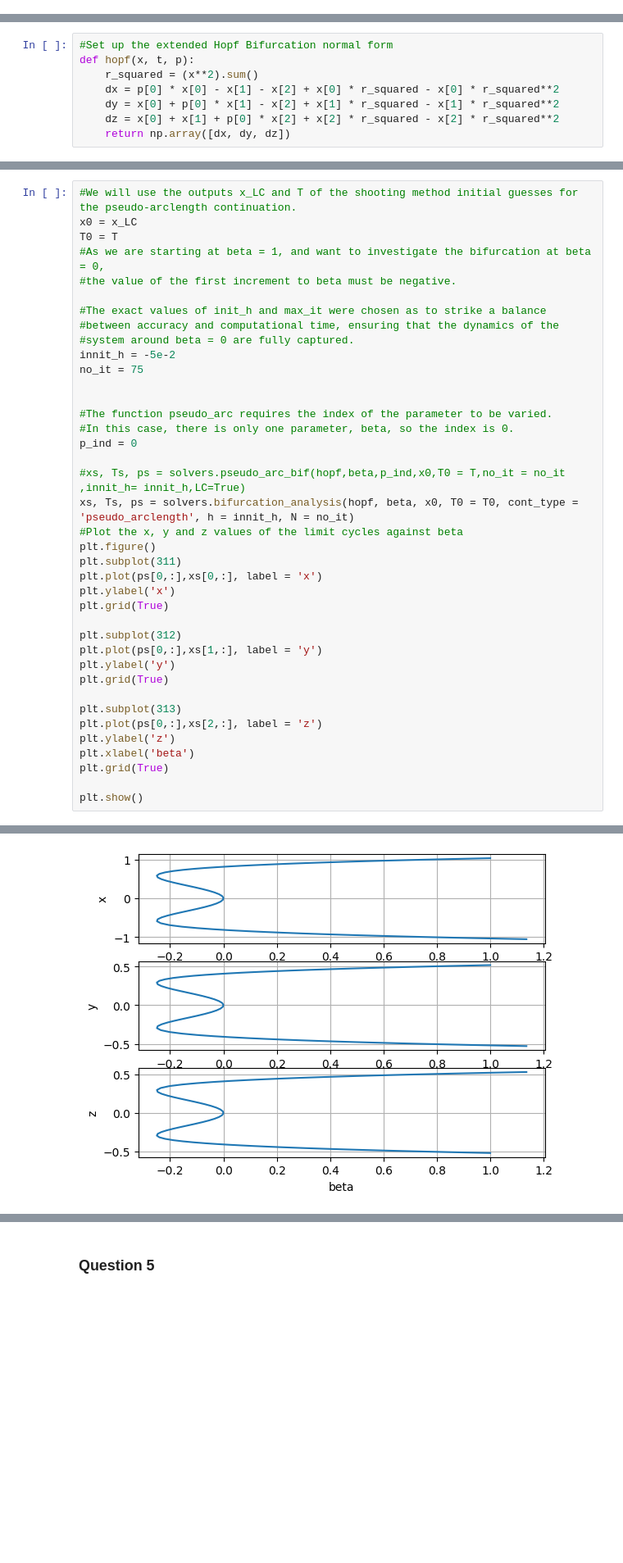
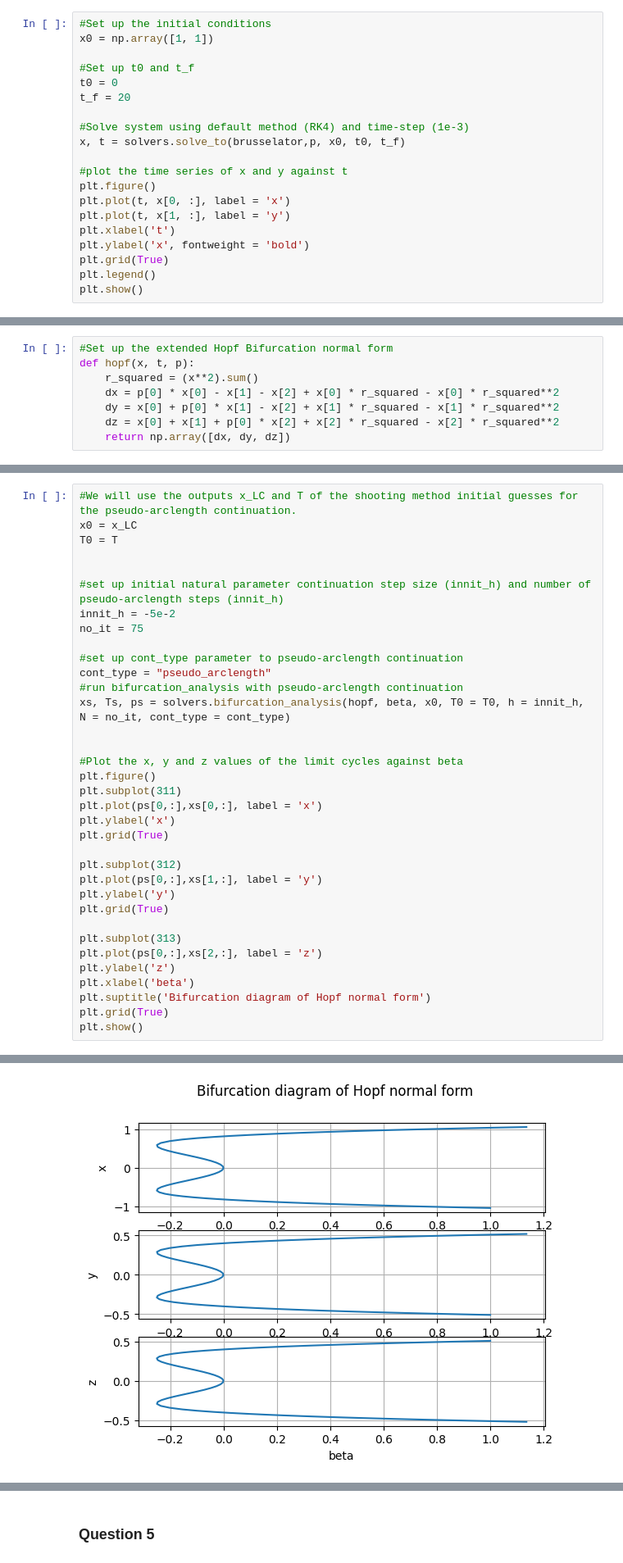
Before and after one commit to barnander/Numerical-Tools-for-Dynamical-Systems, a Jupyter notebook: Coursework.ipynb, the cells around one changed output, grey strips where cells are left out. Shown: that part at 82% size. Cells and saved outputs as stored; diff of their text form; blank space fills up the shorter version.

```diff
--- a/Coursework.ipynb
+++ b/Coursework.ipynb
@@ -51,0 +29,20 @@ plt.show()
+# %%
+#Set up the initial conditions
+x0 = np.array([1, 1])
+
+#Set up t0 and t_f
+t0 = 0
+t_f = 20
+
+#Solve system using default method (RK4) and time-step (1e-3)
+x, t = solvers.solve_to(brusselator,p, x0, t0, t_f)
+
+#plot the time series of x and y against t
+plt.figure()
+plt.plot(t, x[0, :], label = 'x')
+plt.plot(t, x[1, :], label = 'y')
+plt.xlabel('t')
+plt.ylabel('x', fontweight = 'bold')
+plt.grid(True)
+plt.legend()
+plt.show()
@@ -160,22 +199,18 @@ c)
 #We will use the outputs x_LC and T of the shooting method initial guesses for the pseudo-arclength continuation.
 x0 = x_LC
 T0 = T
-#As we are starting at beta = 1, and want to investigate the bifurcation at beta = 0,
-#the value of the first increment to beta must be negative.
 
-#The exact values of init_h and max_it were chosen as to strike a balance
-#between accuracy and computational time, ensuring that the dynamics of the
-#system around beta = 0 are fully captured.
+
+#set up initial natural parameter continuation step size (innit_h) and number of pseudo-arclength steps (innit_h)
 innit_h = -5e-2
 no_it = 75
 
+#set up cont_type parameter to pseudo-arclength continuation
+cont_type = "pseudo_arclength"
+#run bifurcation_analysis with pseudo-arclength continuation
+xs, Ts, ps = solvers.bifurcation_analysis(hopf, beta, x0, T0 = T0, h = innit_h, N = no_it, cont_type = cont_type)
 
-#The function pseudo_arc requires the index of the parameter to be varied.
-#In this case, there is only one parameter, beta, so the index is 0.
-p_ind = 0
 
-#xs, Ts, ps = solvers.pseudo_arc_bif(hopf,beta,p_ind,x0,T0 = T,no_it = no_it ,innit_h= innit_h,LC=True)
-xs, Ts, ps = solvers.bifurcation_analysis(hopf, beta, x0, T0 = T0, cont_type = 'pseudo_arclength', h = innit_h, N = no_it)
 #Plot the x, y and z values of the limit cycles against beta
 plt.figure()
 plt.subplot(311)
@@ -192,7 +227,7 @@ plt.subplot(313)
 plt.plot(ps[0,:],xs[2,:], label = 'z')
 plt.ylabel('z')
 plt.xlabel('beta')
+plt.suptitle('Bifurcation diagram of Hopf normal form')
 plt.grid(True)
-
 plt.show()
 # %% [output]
@@ -200,2 +234,2 @@ Max iterations reached
-[figure, old version]
+[figure, new version]
 # %% [markdown]
```
Also changed, not shown: parts of 36 cells of this notebook, 1 other file.
